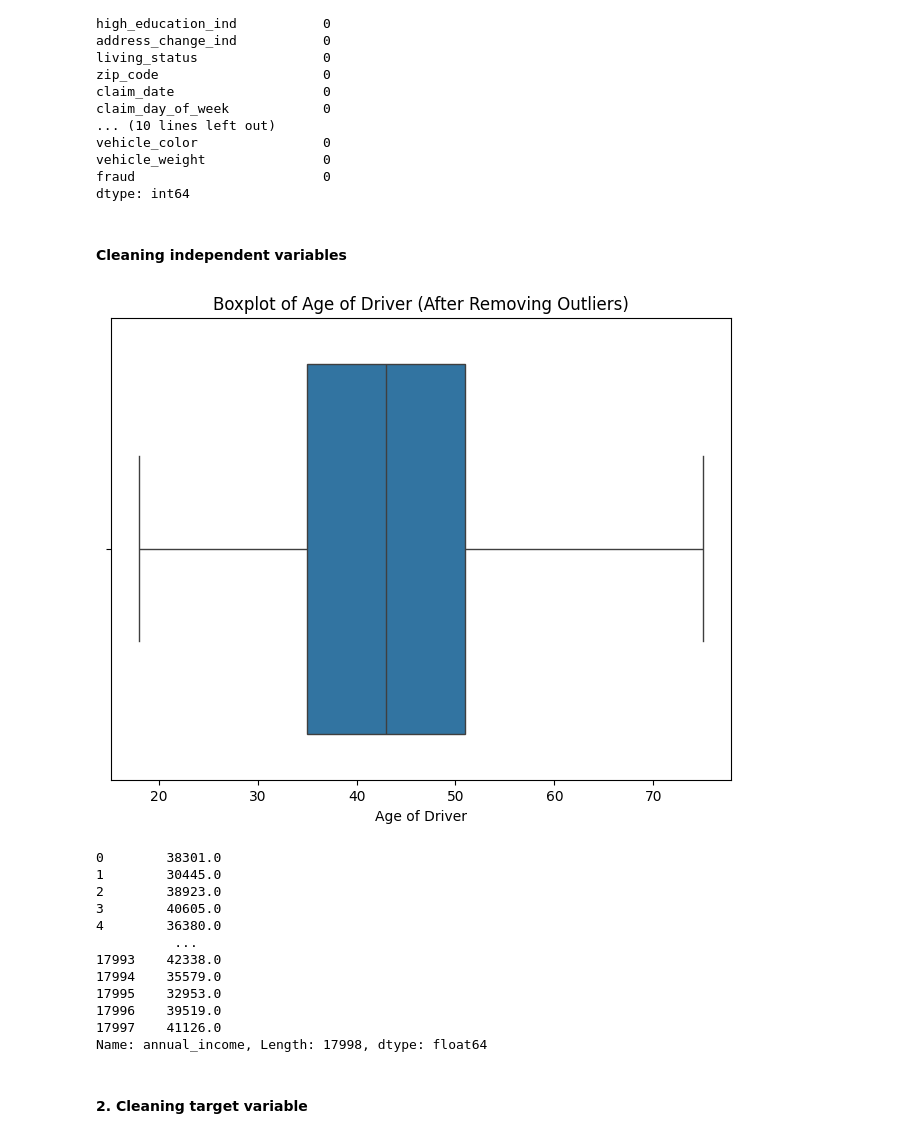
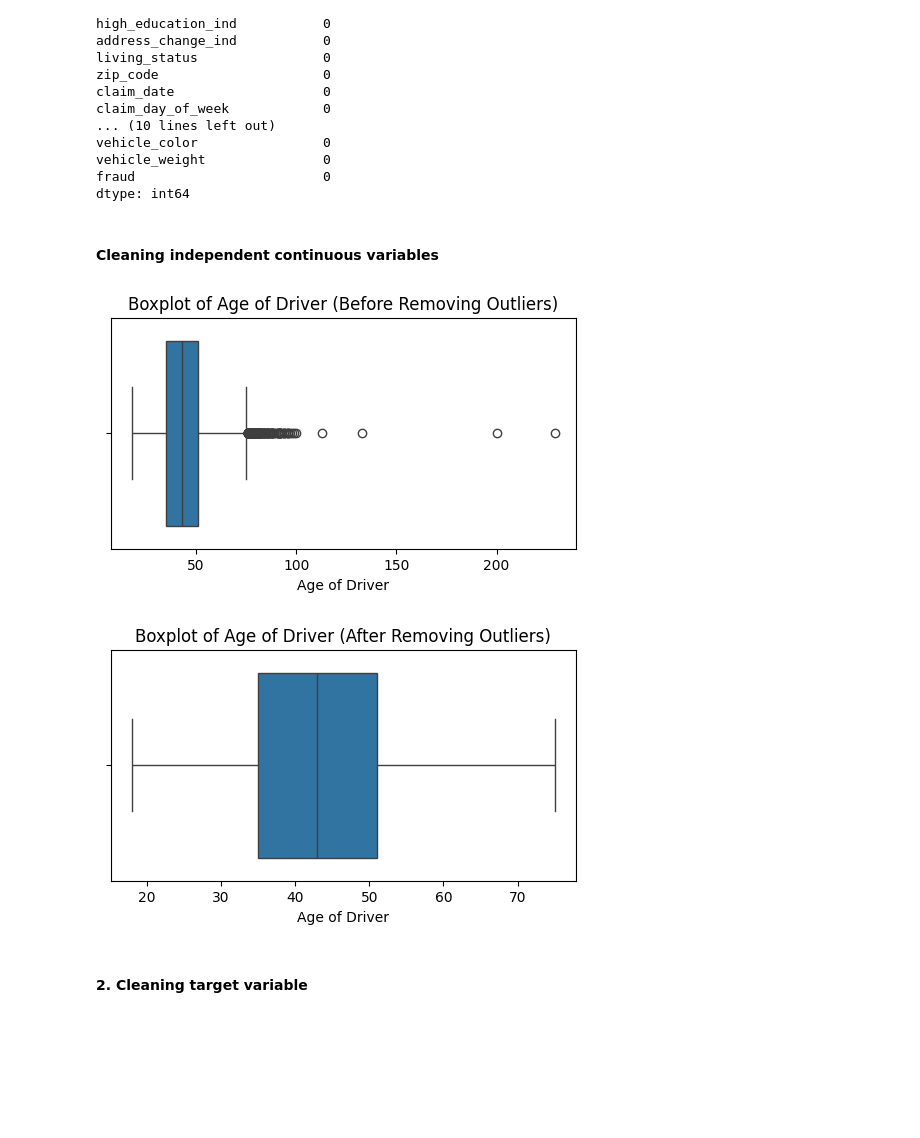
Before and after one commit to Nirmal0009/Dissertation, a Jupyter notebook: ML.ipynb, the cells around one changed output. Drawn from its saved outputs; the diff is of its cells as text; code cells hidden in the pictures; blank space fills up the shorter version.

```diff
--- a/ML.ipynb
+++ b/ML.ipynb
@@ -52,31 +52,35 @@ df['witness_present_ind'].fillna(0, inplace=True)
 df['claim_est_payout'].fillna(df['claim_est_payout'].median(), inplace=True)
 df['age_of_vehicle'].fillna(df['age_of_vehicle'].median(), inplace=True)
 # %% [markdown]
-#### Cleaning independent variables
+#### Cleaning independent continuous variables
 # %%
+plt.figure(figsize=(6, 3))
+sns.boxplot(x='age_of_driver', data=df)
+plt.title('Boxplot of Age of Driver (Before Removing Outliers)')
+plt.xlabel('Age of Driver')
+plt.show()
+
+
+
 median_age = df['age_of_driver'].median()
-# # Replace ages greater than 100 with the median age
-# df['age_of_driver'] = np.where(df['age_of_driver'] > 100, median_age, df['age_of_driver'])
-
 #Calculate the IQR for 'age_of_driver'
 Q1 = df['age_of_driver'].quantile(0.25)
 Q3 = df['age_of_driver'].quantile(0.75)
 IQR = Q3 - Q1
-
 # Define the upper and lower bounds to identify outliers
 lower_bound = Q1 - 1.5 * IQR
 upper_bound = Q3 + 1.5 * IQR
-
 # Identify and replace outliers in 'age_of_driver' with the median age
 df['age_of_driver'] = np.where((df['age_of_driver'] < lower_bound) | (df['age_of_driver'] > upper_bound),
                                 median_age, df['age_of_driver'])
 
 # Verify the removal of outliers by creating a boxplot
-plt.figure(figsize=(8, 6))
+plt.figure(figsize=(6,3))
 sns.boxplot(x='age_of_driver', data=df)
 plt.title('Boxplot of Age of Driver (After Removing Outliers)')
 plt.xlabel('Age of Driver')
 plt.show()
 # %% [output]
-[figure, old version]
+[figure, new version]
+[figure, added]
 # %%
@@ -83,21 +88,6 @@ plt.show()
 median_income = df['annual_income'].median()
 # Replace ages greater than 100 with the median age
 df['annual_income'] = np.where(df['annual_income'] < 0, median_income, df['annual_income'])
-# %%
-df['annual_income']
-# %% [output]
-0        38301.0
-1        30445.0
-2        38923.0
-3        40605.0
-4        36380.0
-          ...
-17993    42338.0
-17994    35579.0
-17995    32953.0
-17996    39519.0
-17997    41126.0
-Name: annual_income, Length: 17998, dtype: float64
 # %% [markdown]
 #### 2. Cleaning target variable
 # %%
```
Also changed, not shown: parts of 19 cells of this notebook.
